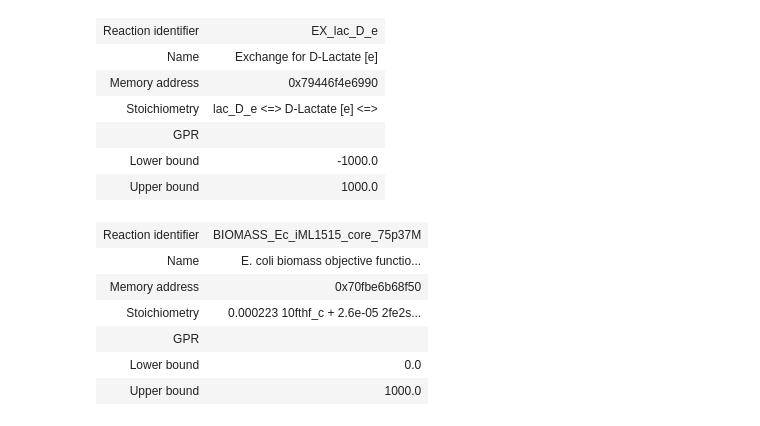
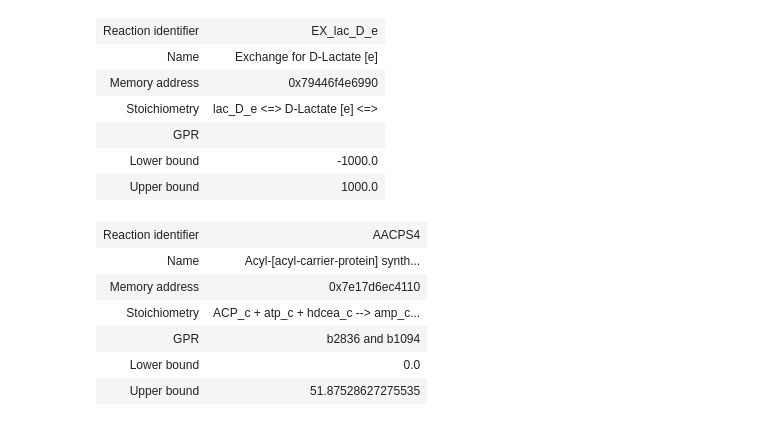
Before and after one commit to BondonMickael/M_xanthus-E_coli-Predation, a Jupyter notebook: notebooks/test.ipynb, the cells around one changed output. Drawn from its saved outputs; the diff is of its cells as text; code cells hidden in the pictures.

```diff
--- a/notebooks/test.ipynb
+++ b/notebooks/test.ipynb
@@ -66,12 +66,12 @@ M_xanthus.reactions.EX_lac_D_e
 | Lower bound | -1000.0 |
 | Upper bound | 1000.0 |
 # %%
-E_coli.reactions.BIOMASS_Ec_iML1515_core_75p37M
+E_coli.reactions.AACPS4
 # %% [output]
-| Reaction identifier | BIOMASS_Ec_iML1515_core_75p37M |
-| Name | E. coli biomass objective functio... |
-| Memory address | 0x70fbe6b68f50 |
-| Stoichiometry | 0.000223 10fthf_c + 2.6e-05 2fe2s... |
-| GPR |  |
+| Reaction identifier | AACPS4 |
+| Name | Acyl-[acyl-carrier-protein] synth... |
+| Memory address | 0x7e17d6ec4110 |
+| Stoichiometry | ACP_c + atp_c + hdcea_c --> amp_c... |
+| GPR | b2836 and b1094 |
 | Lower bound | 0.0 |
-| Upper bound | 1000.0 |
+| Upper bound | 51.87528627275535 |
```
Also changed, not shown: parts of 1 cell of this notebook, 1 other file.
